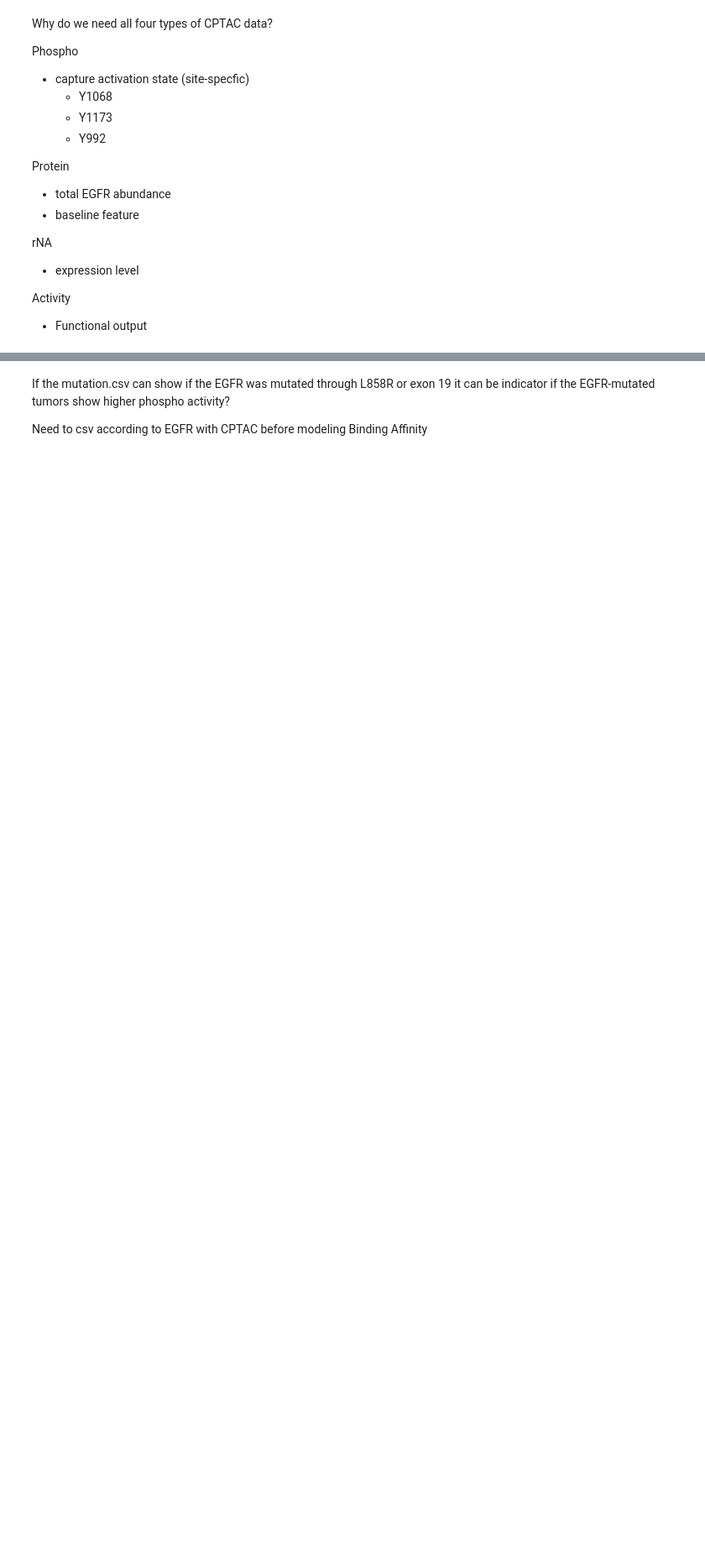
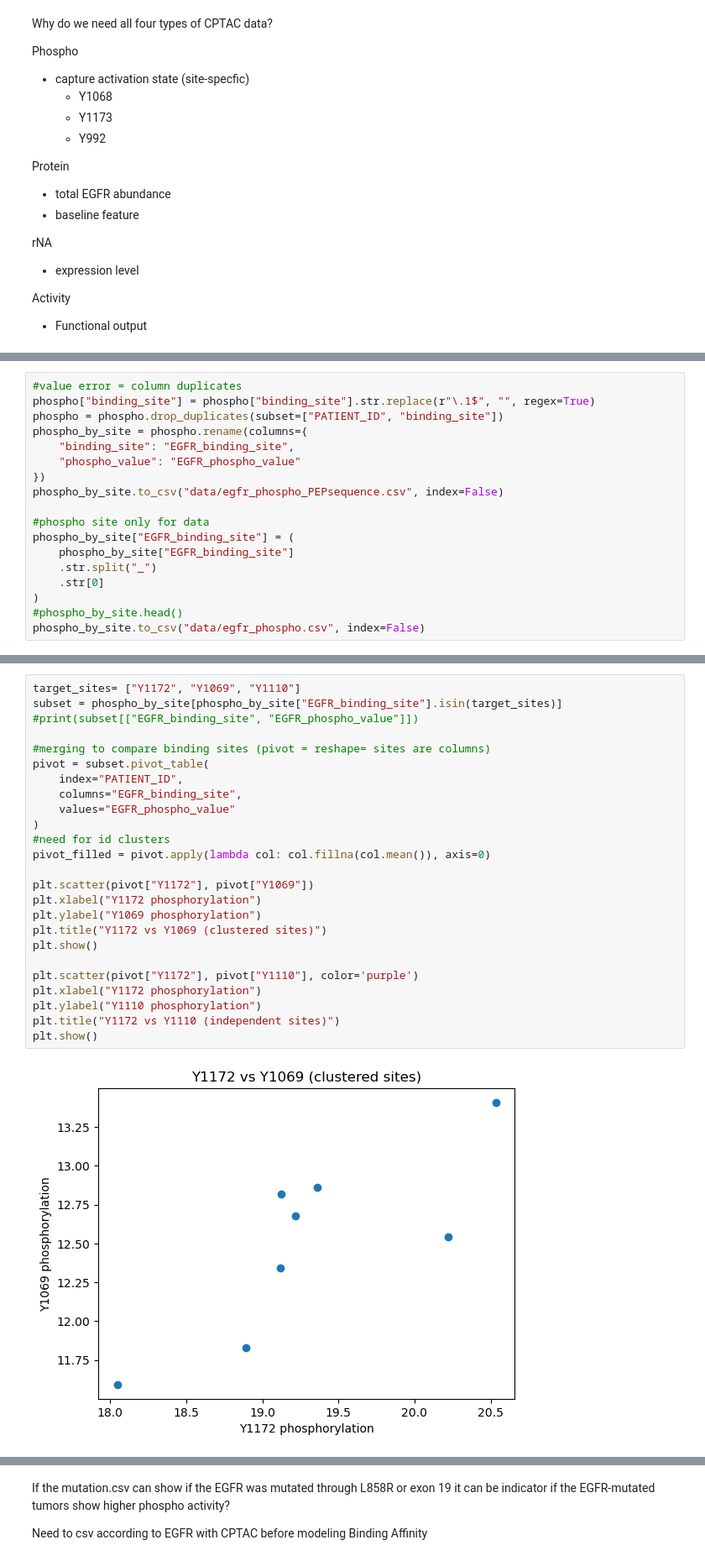
Before and after one commit to AT-1t/Protein-Ligand-Interaction-Personalized-Medicine-Prediction, a Jupyter notebook: checkpoint_3/Ana/checkpoint_3_datacol.ipynb, the cells around one changed output, grey strips where cells are left out. Shown at 84% size. Cells and saved outputs as stored; diff of their text form; blank space fills up the shorter version.

```diff
--- a/checkpoint_3/Ana/checkpoint_3_datacol.ipynb
+++ b/checkpoint_3/Ana/checkpoint_3_datacol.ipynb
@@ -286,0 +246,18 @@ Number of TCGA rows: 0
+# %%
+#value error = column duplicates
+phospho["binding_site"] = phospho["binding_site"].str.replace(r"\.1$", "", regex=True)
+phospho = phospho.drop_duplicates(subset=["PATIENT_ID", "binding_site"])
+phospho_by_site = phospho.rename(columns={
+    "binding_site": "EGFR_binding_site",
+    "phospho_value": "EGFR_phospho_value"
+})
+phospho_by_site.to_csv("data/egfr_phospho_PEPsequence.csv", index=False)
+
+#phospho site only for data
+phospho_by_site["EGFR_binding_site"] = (
+    phospho_by_site["EGFR_binding_site"]
+    .str.split("_")
+    .str[0]
+)
+#phospho_by_site.head()
+phospho_by_site.to_csv("data/egfr_phospho.csv", index=False)
@@ -286,0 +360,27 @@ Number of TCGA rows: 0
+# %%
+target_sites= ["Y1172", "Y1069", "Y1110"]
+subset = phospho_by_site[phospho_by_site["EGFR_binding_site"].isin(target_sites)]
+#print(subset[["EGFR_binding_site", "EGFR_phospho_value"]])
+
+#merging to compare binding sites (pivot = reshape= sites are columns)
+pivot = subset.pivot_table(
+    index="PATIENT_ID",
+    columns="EGFR_binding_site",
+    values="EGFR_phospho_value"
+)
+#need for id clusters
+pivot_filled = pivot.apply(lambda col: col.fillna(col.mean()), axis=0)
+
+plt.scatter(pivot["Y1172"], pivot["Y1069"])
+plt.xlabel("Y1172 phosphorylation")
+plt.ylabel("Y1069 phosphorylation")
+plt.title("Y1172 vs Y1069 (clustered sites)")
+plt.show()
+
+plt.scatter(pivot["Y1172"], pivot["Y1110"], color='purple')
+plt.xlabel("Y1172 phosphorylation")
+plt.ylabel("Y1110 phosphorylation")
+plt.title("Y1172 vs Y1110 (independent sites)")
+plt.show()
+# %% [output]
+[figure, added]
```
Also changed, not shown: parts of 26 cells of this notebook, 11 other files.
